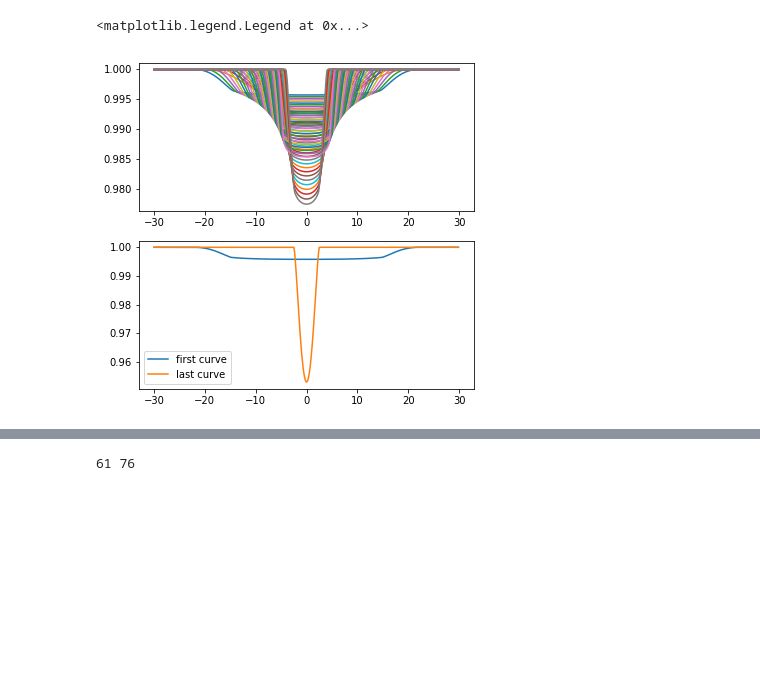
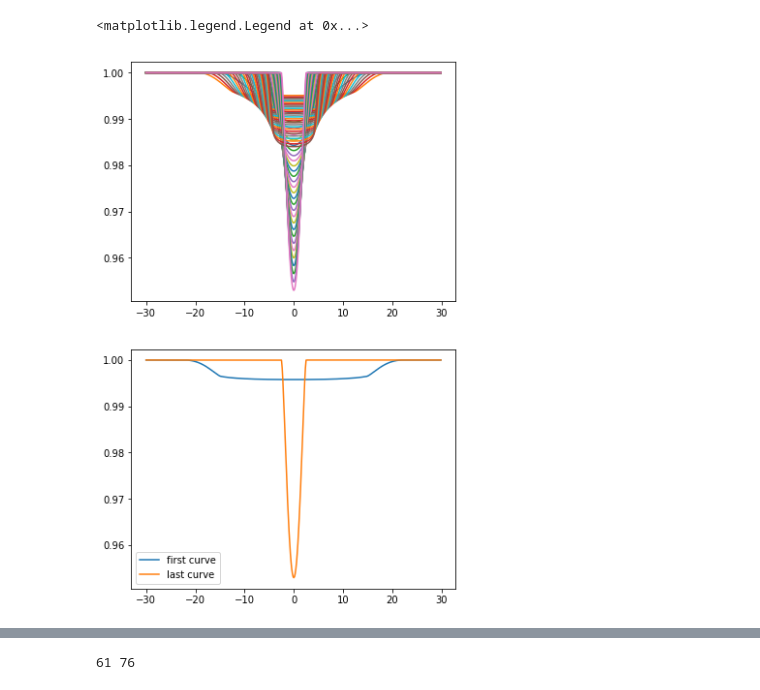
Before and after one commit to cjtu/tess_batman, a Jupyter notebook: code/master_notebook.ipynb, the cells around one changed output, grey strips where cells are left out. Drawn from its saved outputs; the diff is of its cells as text; code cells hidden in the pictures; blank space fills up the shorter version.

```diff
--- a/code/master_notebook.ipynb
+++ b/code/master_notebook.ipynb
@@ -39,14 +39,14 @@ Wrote files in 0.4250013828277588 s
 # %%
 # A bunch of curves
-f, axs = plt.subplots(2, figsize=(6,6))
-for curveID in bcurves.colnames[3::5]:
-    axs[0].plot(bcurves['times'], bcurves[curveID])
+f, axs = plt.subplots(2, figsize=(6,10))
+for curveID in bcurves.colnames[10::5]:
+    axs[0].plot(bcurves['times'], bcurves[curveID], label=curveID)
 axs[1].plot(bcurves['times'], bcurves[bcurves.colnames[1]], label='first curve')
 axs[1].plot(bcurves['times'], bcurves[bcurves.colnames[-1]], label='last curve')
 plt.legend()
 # %% [output]
 <matplotlib.legend.Legend at 0x...>
-[figure, old version]
+[figure, new version]
 # %%
 # pt = "/home/ctaiudovicic/projects/tess_batman/data/TESS/"
 pt = "/home/cjtu/projects/tess_batman/sampleData/"
```
Also changed, not shown: parts of 6 cells of this notebook, 1 other file.
